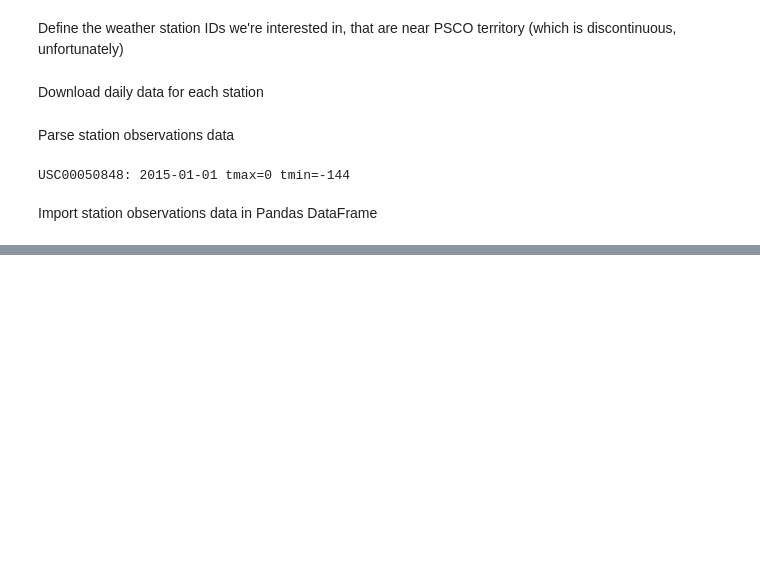
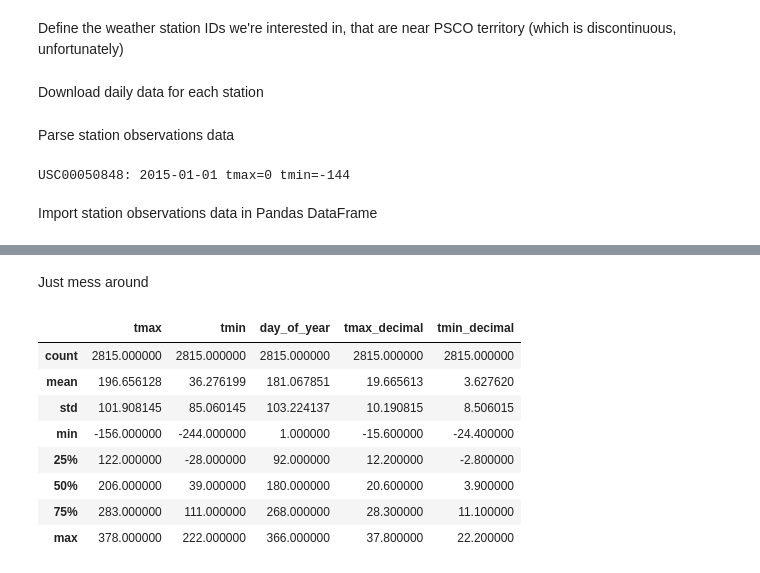
Before and after one commit to breischl/e-predict, a Jupyter notebook: explore_temp_data.ipynb, the cells around one changed output, grey strips where cells are left out. Drawn from its saved outputs; the diff is of its cells as text; code cells hidden in the pictures; blank space fills up the shorter version.

```diff
--- a/explore_temp_data.ipynb
+++ b/explore_temp_data.ipynb
@@ -53,8 +53,8 @@ df = df.assign(day_of_year=lambda x: x["date"].dt.day_of_year)
 
 df.set_index("date", inplace=True)
 
+df = df.interpolate(method="time")
+
 df = df.assign(
     tmax_decimal=lambda x: x["tmax"] / 10.0,
     tmin_decimal=lambda x: x["tmin"] / 10.0)
-
-df.plot(y=["tmax_decimal", "tmin_decimal"])
@@ -63,0 +68,14 @@ df.plot(y=["tmax_decimal", "tmin_decimal"])
+# %% [markdown]
+Just mess around
+# %%
+df.describe()
+# %% [output]
+|  | tmax | tmin | day_of_year | tmax_decimal | tmin_decimal |
+| count | 2815.000000 | 2815.000000 | 2815.000000 | 2815.000000 | 2815.000000 |
+| mean | 196.656128 | 36.276199 | 181.067851 | 19.665613 | 3.627620 |
+| std | 101.908145 | 85.060145 | 103.224137 | 10.190815 | 8.506015 |
+| min | -156.000000 | -244.000000 | 1.000000 | -15.600000 | -24.400000 |
+| 25% | 122.000000 | -28.000000 | 92.000000 | 12.200000 | -2.800000 |
+| 50% | 206.000000 | 39.000000 | 180.000000 | 20.600000 | 3.900000 |
+| 75% | 283.000000 | 111.000000 | 268.000000 | 28.300000 | 11.100000 |
+| max | 378.000000 | 222.000000 | 366.000000 | 37.800000 | 22.200000 |
```
Also changed, not shown: parts of 3 cells of this notebook.
